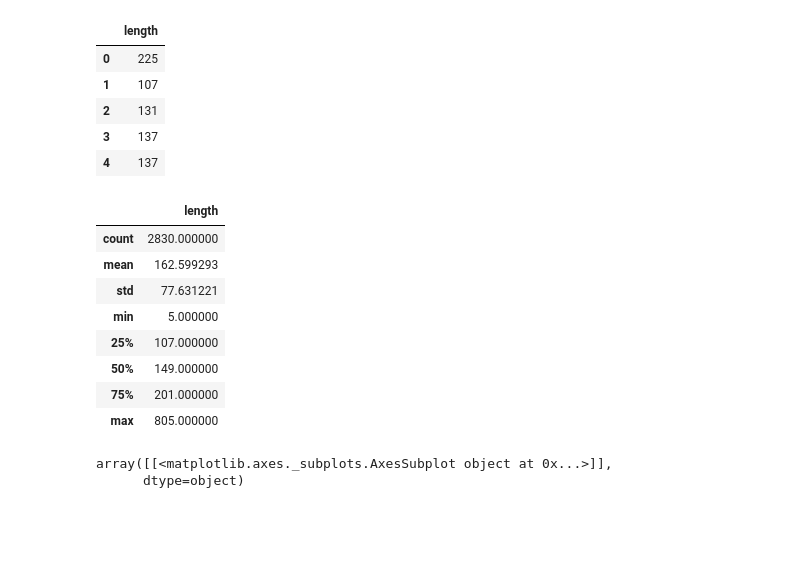
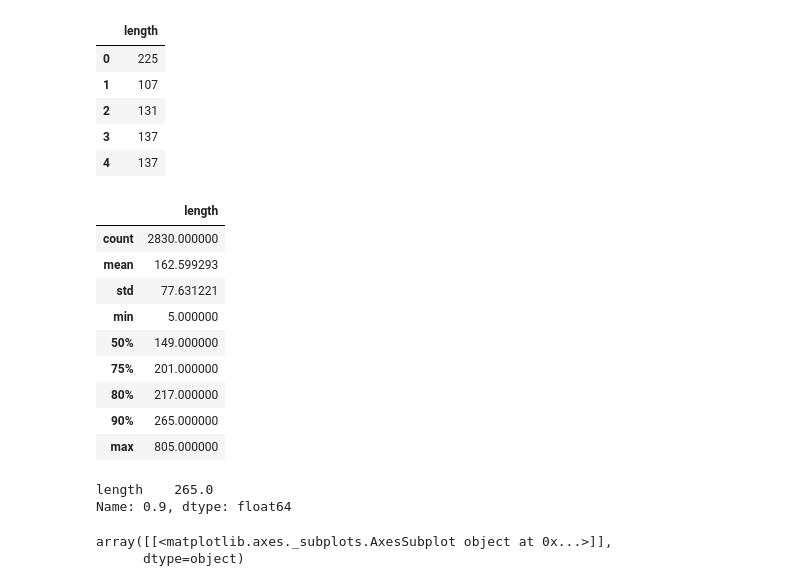
Before and after one commit to Tdual/char_level_cnn, a Jupyter notebook: char_level_cnn.ipynb, the cells around one changed output. Cells and saved outputs as stored; diff of their text form; code cells hidden in the pictures; blank space fills up the shorter version.

```diff
--- a/char_level_cnn.ipynb
+++ b/char_level_cnn.ipynb
@@ -153,18 +153,24 @@ df.head()
 | 2 | 131 |
 | 3 | 137 |
 | 4 | 137 |
-# %%
-df.describe()
-# %% [output]
-|  | length |
-| count | 2830.000000 |
-| mean | 162.599293 |
-| std | 77.631221 |
-| min | 5.000000 |
-| 25% | 107.000000 |
-| 50% | 149.000000 |
-| 75% | 201.000000 |
-| max | 805.000000 |
+# %%
+df.describe(percentiles=[0.5,0.75,0.8,0.9])
+# %% [output]
+|  | length |
+| count | 2830.000000 |
+| mean | 162.599293 |
+| std | 77.631221 |
+| min | 5.000000 |
+| 50% | 149.000000 |
+| 75% | 201.000000 |
+| 80% | 217.000000 |
+| 90% | 265.000000 |
+| max | 805.000000 |
+# %%
+df.quantile(0.9)
+# %% [output]
+length    265.0
+Name: 0.9, dtype: float64
 # %%
 df.hist(bins=50,figsize=(10,4))
 # %% [output]
```
Also changed, not shown: parts of 20 cells of this notebook.
